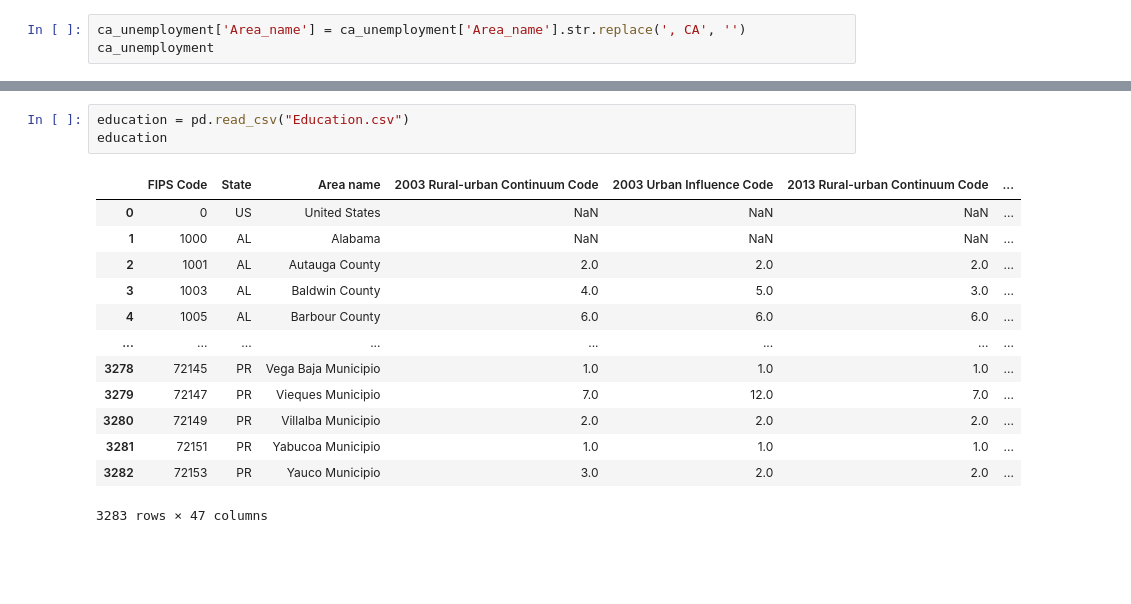
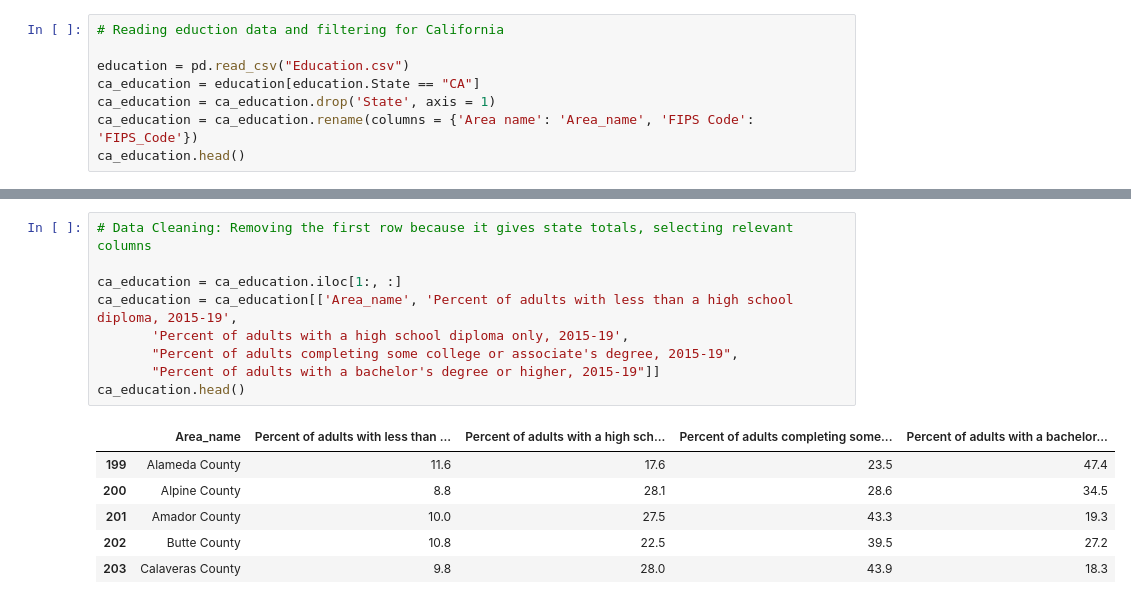
Before and after one commit to pkargupta/mobo102, a Jupyter notebook: Question 2 EDA.ipynb, the cells around one changed output, grey strips where cells are left out. Cells and saved outputs as stored; diff of their text form; blank space fills up the shorter version.

```diff
--- a/Question 2 EDA.ipynb
+++ b/Question 2 EDA.ipynb
@@ -42,4 +54,9 @@ ca_unemployment
 # %%
-ca_unemployment['Area_name'] = ca_unemployment['Area_name'].str.replace(', CA', '')
-ca_unemployment
+# Reading eduction data and filtering for California
+
+education = pd.read_csv("Education.csv")
+ca_education = education[education.State == "CA"]
+ca_education = ca_education.drop('State', axis = 1)
+ca_education = ca_education.rename(columns = {'Area name': 'Area_name', 'FIPS Code': 'FIPS_Code'})
+ca_education.head()
 # %% [output]
@@ -69,18 +70,17 @@ See the caveats in the documentation: https://pandas.pydata.org/pandas-docs/stab
 # %%
-education = pd.read_csv("Education.csv")
-education
+# Data Cleaning: Removing the first row because it gives state totals, selecting relevant columns
+
+ca_education = ca_education.iloc[1:, :]
+ca_education = ca_education[['Area_name', 'Percent of adults with less than a high school diploma, 2015-19',
+       'Percent of adults with a high school diploma only, 2015-19',
+       "Percent of adults completing some college or associate's degree, 2015-19",
+       "Percent of adults with a bachelor's degree or higher, 2015-19"]]
+ca_education.head()
 # %% [output]
-|  | FIPS Code | State | Area name | 2003 Rural-urban Continuum Code | 2003 Urban Influence Code | 2013 Rural-urban Continuum Code | ... |
-| 0 | 0 | US | United States | NaN | NaN | NaN | ... |
-| 1 | 1000 | AL | Alabama | NaN | NaN | NaN | ... |
-| 2 | 1001 | AL | Autauga County | 2.0 | 2.0 | 2.0 | ... |
-| 3 | 1003 | AL | Baldwin County | 4.0 | 5.0 | 3.0 | ... |
-| 4 | 1005 | AL | Barbour County | 6.0 | 6.0 | 6.0 | ... |
-| ... | ... | ... | ... | ... | ... | ... | ... |
-| 3278 | 72145 | PR | Vega Baja Municipio | 1.0 | 1.0 | 1.0 | ... |
-| 3279 | 72147 | PR | Vieques Municipio | 7.0 | 12.0 | 7.0 | ... |
-| 3280 | 72149 | PR | Villalba Municipio | 2.0 | 2.0 | 2.0 | ... |
-| 3281 | 72151 | PR | Yabucoa Municipio | 1.0 | 1.0 | 1.0 | ... |
-| 3282 | 72153 | PR | Yauco Municipio | 3.0 | 2.0 | 2.0 | ... |
+|  | Area_name | Percent of adults with less than ... | Percent of adults with a high sch... | Percent of adults completing some... | Percent of adults with a bachelor... |
+| 199 | Alameda County | 11.6 | 17.6 | 23.5 | 47.4 |
+| 200 | Alpine County | 8.8 | 28.1 | 28.6 | 34.5 |
+| 201 | Amador County | 10.0 | 27.5 | 43.3 | 19.3 |
+| 202 | Butte County | 10.8 | 22.5 | 39.5 | 27.2 |
+| 203 | Calaveras County | 9.8 | 28.0 | 43.9 | 18.3 |
-3283 rows × 47 columns
 # %%
```
Also changed, not shown: parts of 17 cells of this notebook.
